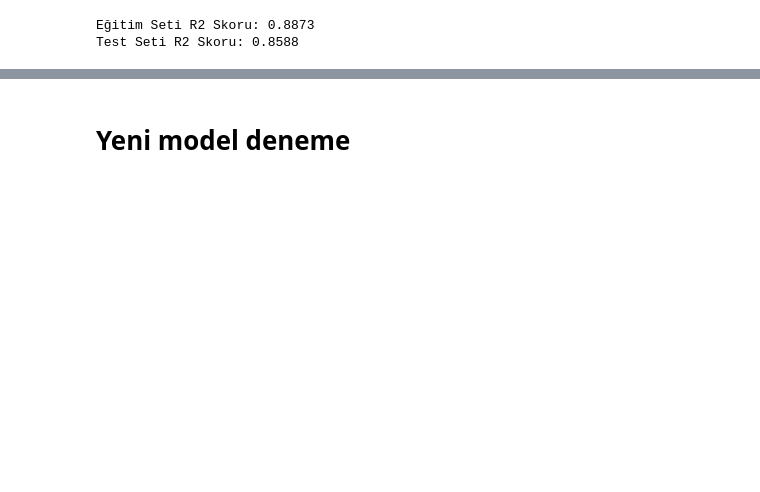
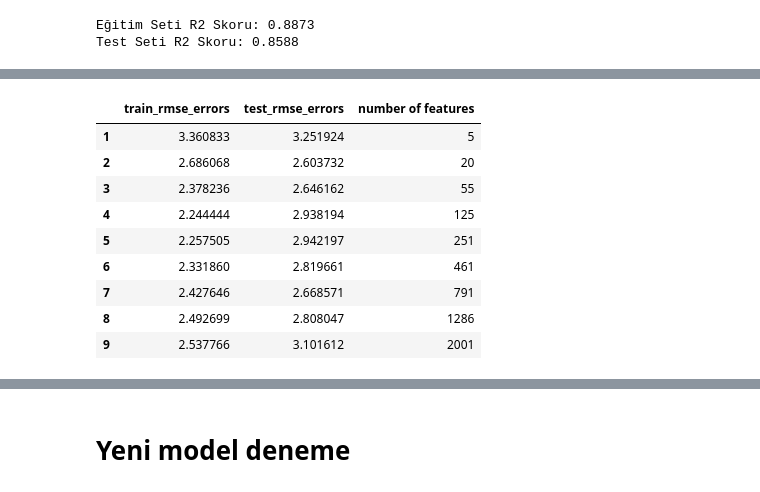
Before and after one commit to JaneBlue-Algorithm/MPG_Machine_Learning_Full_Stack_Project, a Jupyter notebook: project2.ipynb, the cells around one changed output, grey strips where cells are left out. Saved outputs shown, nothing was run; the diff lists cells and outputs as text; code cells hidden in the pictures; blank space fills up the shorter version.

```diff
--- a/project2.ipynb
+++ b/project2.ipynb
@@ -925,0 +1046,13 @@ Test Seti R2 Skoru: 0.8588
+# %%
+poly(10)
+# %% [output]
+|  | train_rmse_errors | test_rmse_errors | number of features |
+| 1 | 3.360833 | 3.251924 | 5 |
+| 2 | 2.686068 | 2.603732 | 20 |
+| 3 | 2.378236 | 2.646162 | 55 |
+| 4 | 2.244444 | 2.938194 | 125 |
+| 5 | 2.257505 | 2.942197 | 251 |
+| 6 | 2.331860 | 2.819661 | 461 |
+| 7 | 2.427646 | 2.668571 | 791 |
+| 8 | 2.492699 | 2.808047 | 1286 |
+| 9 | 2.537766 | 3.101612 | 2001 |
```
Also changed, not shown: parts of 35 cells of this notebook, 3 other files.
